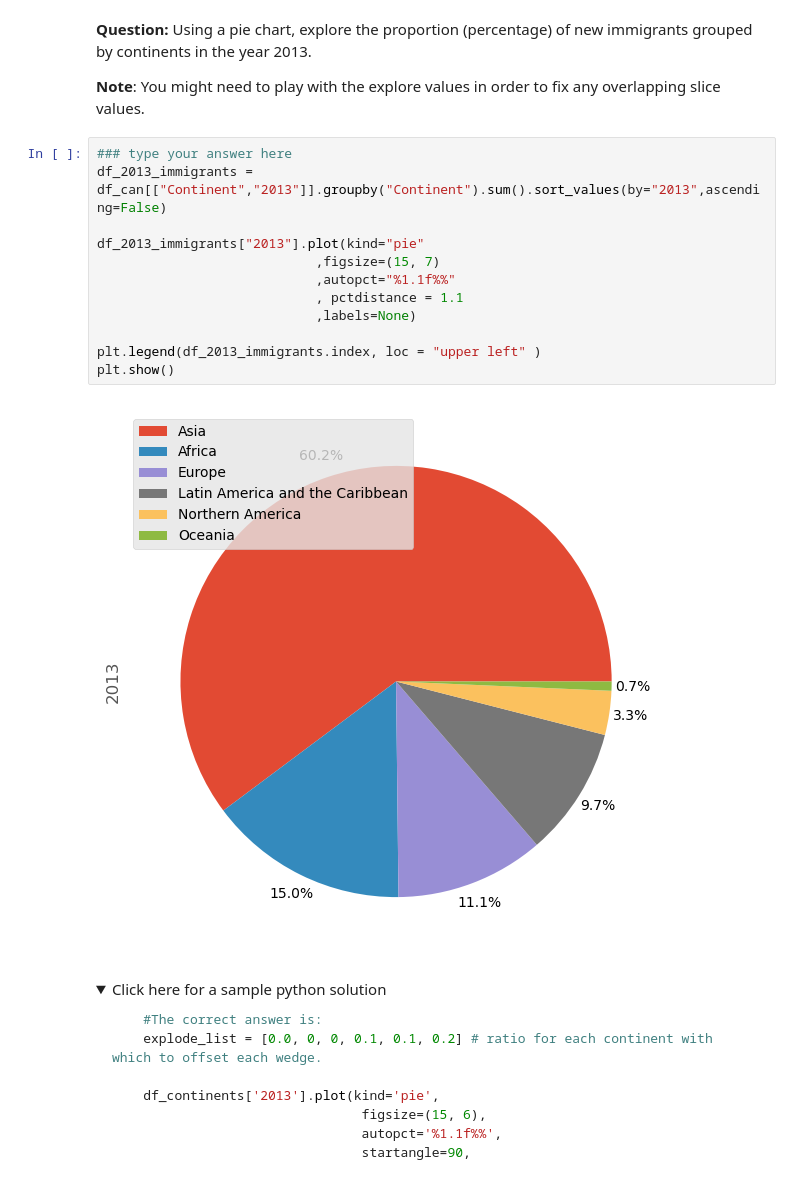
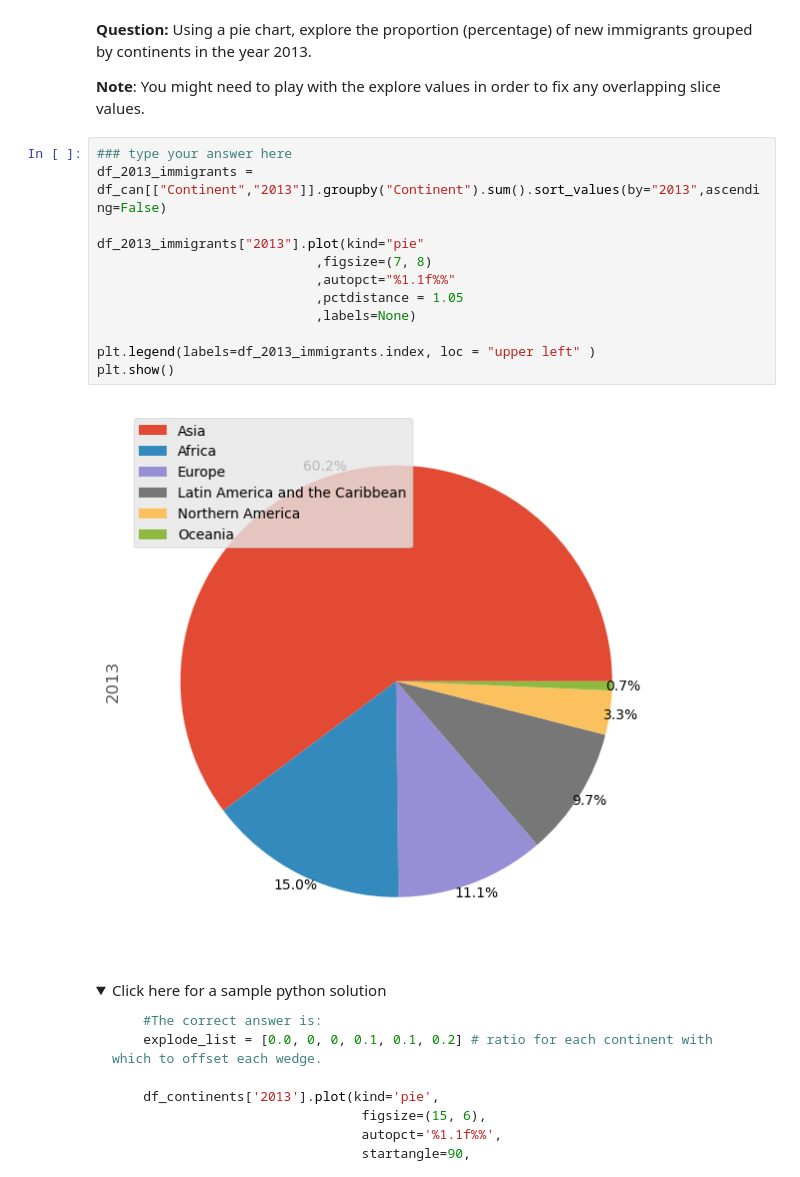
Before and after one commit to DurianDan/IBM-Data-Science-Professional-Certificate, a Jupyter notebook: 8_Data_Visualization_With_Python/week2/DV0101EN-Exercise-Pie-Charts-Box-Plots-Scatter-Plots-and-Bubble-Plots.jupyterlite.ipynb, the cells around one changed output. Drawn from its saved outputs; the diff is of its cells as text; folded sections open.

Commit message:
done learning the sctter plot, understand the pearson corelation coefficient

```diff
--- a/8_Data_Visualization_With_Python/week2/DV0101EN-Exercise-Pie-Charts-Box-Plots-Scatter-Plots-and-Bubble-Plots.jupyterlite.ipynb
+++ b/8_Data_Visualization_With_Python/week2/DV0101EN-Exercise-Pie-Charts-Box-Plots-Scatter-Plots-and-Bubble-Plots.jupyterlite.ipynb
@@ -228,17 +228,17 @@ plt.show()
 # %%
 ### type your answer here
 df_2013_immigrants = df_can[["Continent","2013"]].groupby("Continent").sum().sort_values(by="2013",ascending=False)
 
 df_2013_immigrants["2013"].plot(kind="pie"
-                            ,figsize=(15, 7)
+                            ,figsize=(7, 8)
                             ,autopct="%1.1f%%"
-                            , pctdistance = 1.1
+                            ,pctdistance = 1.05
                             ,labels=None)
 
-plt.legend(df_2013_immigrants.index, loc = "upper left" )
+plt.legend(labels=df_2013_immigrants.index, loc = "upper left" )
 plt.show()
 # %% [output]
-[figure, old version]
+[figure, new version]
 # %% [markdown]
 <details><summary>Click here for a sample python solution</summary>
 
```
Also changed, not shown: parts of 25 cells of this notebook.
